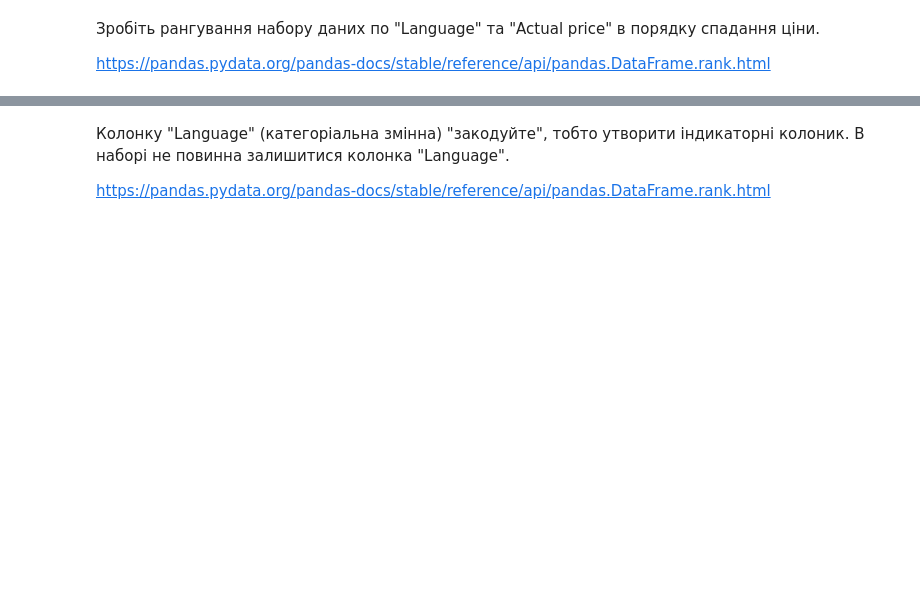
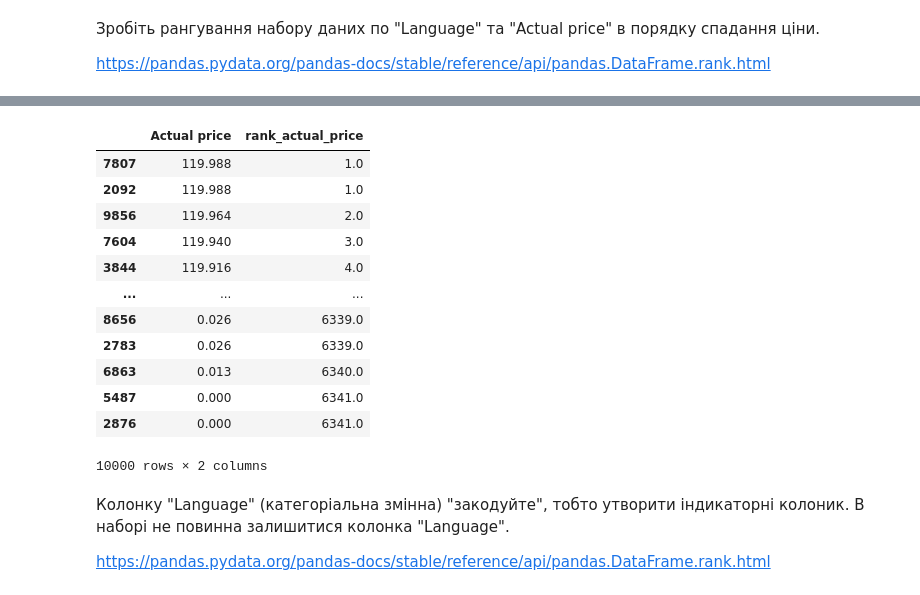
Before and after one commit to lukas1326/DS_6, a Jupyter notebook: Lab work 5.2.ipynb, the cells around one changed output, grey strips where cells are left out. Cells and saved outputs as stored; diff of their text form; code cells hidden in the pictures; blank space fills up the shorter version.

```diff
--- a/Lab work 5.2.ipynb
+++ b/Lab work 5.2.ipynb
@@ -166,4 +166,4 @@ df.head()
 
 https://pandas.pydata.org/pandas-docs/stable/reference/api/pandas.DataFrame.rank.html
 # %%
-df['rank'] = df['Language'].rank(ascending=False)
+df['rank_langauge'] = df['Language'].rank(method = 'dense',ascending=False)
@@ -186,3 +170,21 @@ df
+# %%
+df['rank_actual_price'] = df['Actual price'].rank(method = 'dense',ascending=False)
+# %%
+df[['Actual price','rank_actual_price']].sort_values(by = 'rank_actual_price')
+# %% [output]
+|  | Actual price | rank_actual_price |
+| 7807 | 119.988 | 1.0 |
+| 2092 | 119.988 | 1.0 |
+| 9856 | 119.964 | 2.0 |
+| 7604 | 119.940 | 3.0 |
+| 3844 | 119.916 | 4.0 |
+| ... | ... | ... |
+| 8656 | 0.026 | 6339.0 |
+| 2783 | 0.026 | 6339.0 |
+| 6863 | 0.013 | 6340.0 |
+| 5487 | 0.000 | 6341.0 |
+| 2876 | 0.000 | 6341.0 |
+10000 rows × 2 columns
 # %% [markdown]
 Колонку "Language" (категоріальна змінна) "закодуйте", тобто утворити індикаторні колоник. В наборі не повинна залишитися колонка "Language".
 
```
Also changed, not shown: parts of 3 cells of this notebook.
